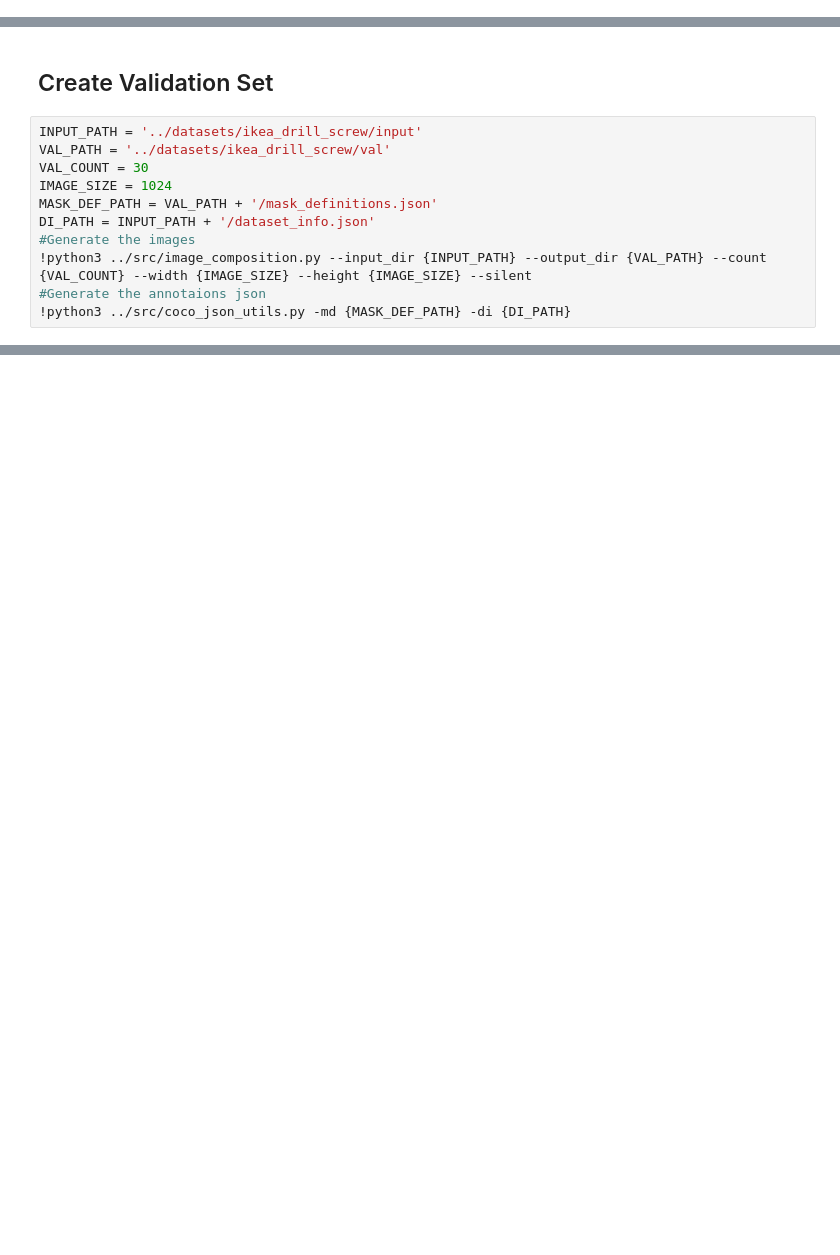
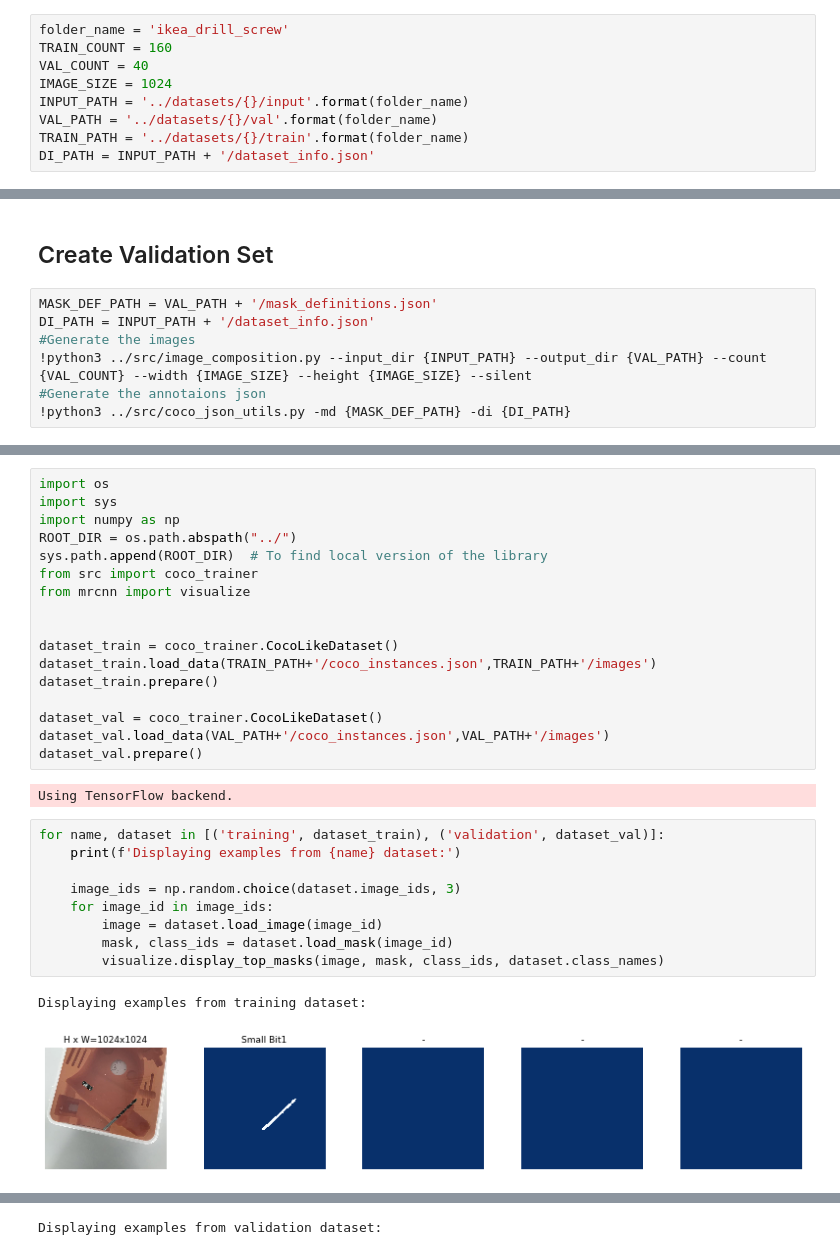
Before and after one commit to codeyogi911/Dkit, a Jupyter notebook: notebooks/create_dataset.ipynb, the cells around one changed output, grey strips where cells are left out. Saved outputs shown, nothing was run; the diff lists cells and outputs as text; blank space fills up the shorter version.

```diff
--- a/notebooks/create_dataset.ipynb
+++ b/notebooks/create_dataset.ipynb
@@ -1,2 +6,11 @@
+# %%
+folder_name = 'ikea_drill_screw'
+TRAIN_COUNT = 160
+VAL_COUNT = 40
+IMAGE_SIZE = 1024
+INPUT_PATH = '../datasets/{}/input'.format(folder_name)
+VAL_PATH = '../datasets/{}/val'.format(folder_name)
+TRAIN_PATH = '../datasets/{}/train'.format(folder_name)
+DI_PATH = INPUT_PATH + '/dataset_info.json'
 # %% [markdown]
 ## Create Training Set
@@ -43,10 +29,6 @@ upload: ../datasets/ikea_drill_screw/val/images/00000014.jpg to s3://dkitdataset
 # %% [markdown]
 ## Create Validation Set
 # %%
-INPUT_PATH = '../datasets/ikea_drill_screw/input'
-VAL_PATH = '../datasets/ikea_drill_screw/val'
-VAL_COUNT = 30
-IMAGE_SIZE = 1024
 MASK_DEF_PATH = VAL_PATH + '/mask_definitions.json'
 DI_PATH = INPUT_PATH + '/dataset_info.json'
 #Generate the images
@@ -61,0 +46,31 @@ Annotations successfully written to file:
+# %%
+import os
+import sys
+import numpy as np
+ROOT_DIR = os.path.abspath("../")
+sys.path.append(ROOT_DIR)  # To find local version of the library
+from src import coco_trainer
+from mrcnn import visualize
+
+
+dataset_train = coco_trainer.CocoLikeDataset()
+dataset_train.load_data(TRAIN_PATH+'/coco_instances.json',TRAIN_PATH+'/images')
+dataset_train.prepare()
+
+dataset_val = coco_trainer.CocoLikeDataset()
+dataset_val.load_data(VAL_PATH+'/coco_instances.json',VAL_PATH+'/images')
+dataset_val.prepare()
+# %% [output]
+Using TensorFlow backend.
+# %%
+for name, dataset in [('training', dataset_train), ('validation', dataset_val)]:
+    print(f'Displaying examples from {name} dataset:')
+
+    image_ids = np.random.choice(dataset.image_ids, 3)
+    for image_id in image_ids:
+        image = dataset.load_image(image_id)
+        mask, class_ids = dataset.load_mask(image_id)
+        visualize.display_top_masks(image, mask, class_ids, dataset.class_names)
+# %% [output]
+Displaying examples from training dataset:
+[figure, added]
@@ -61,0 +79 @@ Annotations successfully written to file:
+Displaying examples from validation dataset:
```
Also changed, not shown: parts of 10 cells of this notebook, 7 other files.
